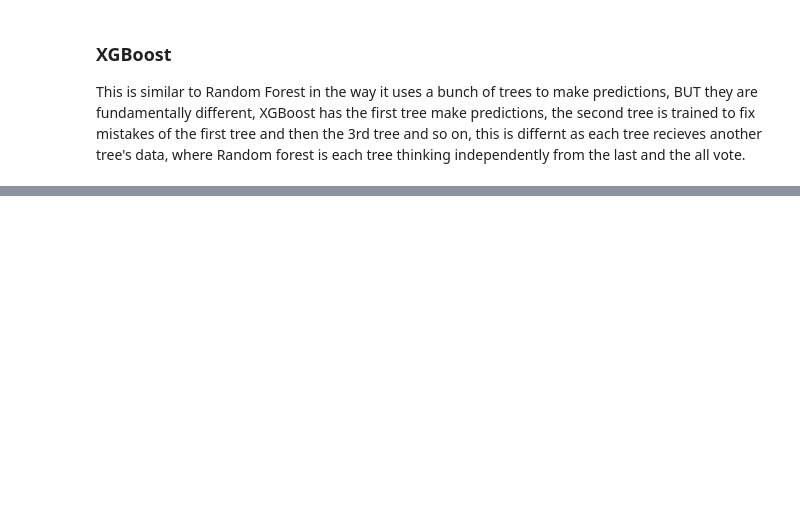
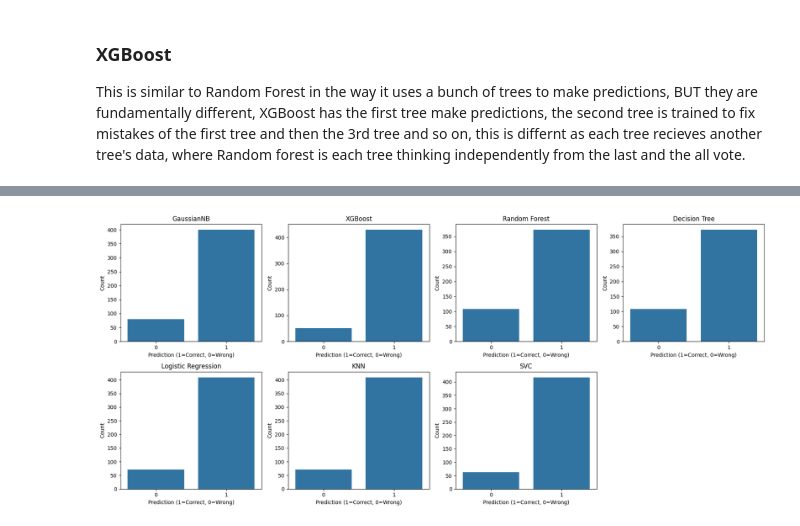
Before and after one commit to DannyT578/RedWineQuality-Project, a Jupyter notebook: WineQualityProject.ipynb, the cells around one changed output, grey strips where cells are left out. Cells and saved outputs as stored; diff of their text form; code cells hidden in the pictures; blank space fills up the shorter version.

```diff
--- a/WineQualityProject.ipynb
+++ b/WineQualityProject.ipynb
@@ -217,7 +217,7 @@ we're going to reduce the amount of unecessary data so that we don't overfit our
 # %%
 # Create a true/ false  in the form of 1's and 0's forgoodquality column
 wine['goodquality'] = [1 if x >= 7 else 0 for x in wine['quality']] # this creates a new column called goodquality, then we create a list of results( thats the [...]) of if quality is >= 7 1 else 0, this is the new column of goodquality
-X = wine.drop('goodquality', axis=1)
+X = wine.drop(['quality', 'goodquality'], axis=1)
 Y = wine['goodquality']
 # %%
 wine['goodquality'].value_counts()
@@ -339,11 +339,11 @@ Picks the class with the highest priority(likely to be alcohol)
 from sklearn.naive_bayes import GaussianNB
 model3 = GaussianNB()
 model3.fit(X_train,Y_train)
-y_pred3 = model3.predict(X_test)
+Y_pred3 = model3.predict(X_test)
 
 from sklearn.metrics import accuracy_score
-print("Accuracy Score:",accuracy_score(Y_test,y_pred3))
+print("Accuracy Score:",accuracy_score(Y_test,Y_pred3))
 
 #save the score for later
-gnbScore = accuracy_score(Y_test,y_pred3)
+gnbScore = accuracy_score(Y_test,Y_pred3)
 # %% [output]
@@ -357,11 +357,11 @@ Here is a more robust decision tree, a forest of them!! Each tree is trained is
 from sklearn.ensemble import RandomForestClassifier
 model2 = RandomForestClassifier(random_state=1)
 model2.fit(X_train, Y_train)
-y_pred2 = model2.predict(X_test)
+Y_pred2 = model2.predict(X_test)
 
 from sklearn.metrics import accuracy_score
-print("Accuracy Score:",accuracy_score(Y_test,y_pred2))
+print("Accuracy Score:",accuracy_score(Y_test,Y_pred2))
 
 #save the score for later
-rfScore = accuracy_score(Y_test,y_pred2)
+rfScore = accuracy_score(Y_test,Y_pred2)
 # %% [output]
@@ -375,11 +375,11 @@ This is similar to Random Forest in the way it uses a bunch of trees to make pre
 import xgboost as xgb
 model5 = xgb.XGBClassifier(random_state=1)
 model5.fit(X_train, Y_train)
-y_pred5 = model5.predict(X_test)
+Y_pred5 = model5.predict(X_test)
 
 from sklearn.metrics import accuracy_score
-print("Accuracy Score:",accuracy_score(Y_test,y_pred5))
+print("Accuracy Score:",accuracy_score(Y_test,Y_pred5))
 
 #save the score for later
-xgbScore = accuracy_score(Y_test,y_pred5)
+xgbScore = accuracy_score(Y_test,Y_pred5)
 # %% [output]
@@ -404,0 +405,32 @@ result_df
+# %%
+# Prepare a dictionary of model predictions
+model_preds = {
+    'GaussianNB': Y_pred3,
+    'XGBoost': Y_pred5,
+    'Random Forest': y_pred2,
+    'Decision Tree': y_pred,
+    'Logistic Regression': Y_pred,
+    'KNN': Y_pred,
+    'SVC': pred_Y
+}
+
+# For each model, plot correct vs wrong predictions
+# Plot correct vs wrong predictions for each model side by side
+fig, axes = plt.subplots(2, 4, figsize=(18, 8))
+axes = axes.flatten()
+
+for idx, (model_name, preds) in enumerate(model_preds.items()):
+    correct = (preds == Y_test).astype(int)
+    sns.countplot(x=correct, ax=axes[idx])
+    axes[idx].set_title(f'{model_name}')
+    axes[idx].set_xlabel('Prediction (1=Correct, 0=Wrong)')
+    axes[idx].set_ylabel('Count')
+
+# Hide any unused subplots if models < 8
+for ax in axes[len(model_preds):]:
+    ax.axis('off')
+
+plt.tight_layout()
+plt.show()
+# %% [output]
+[figure, added]
```
Also changed, not shown: parts of 11 cells of this notebook.
